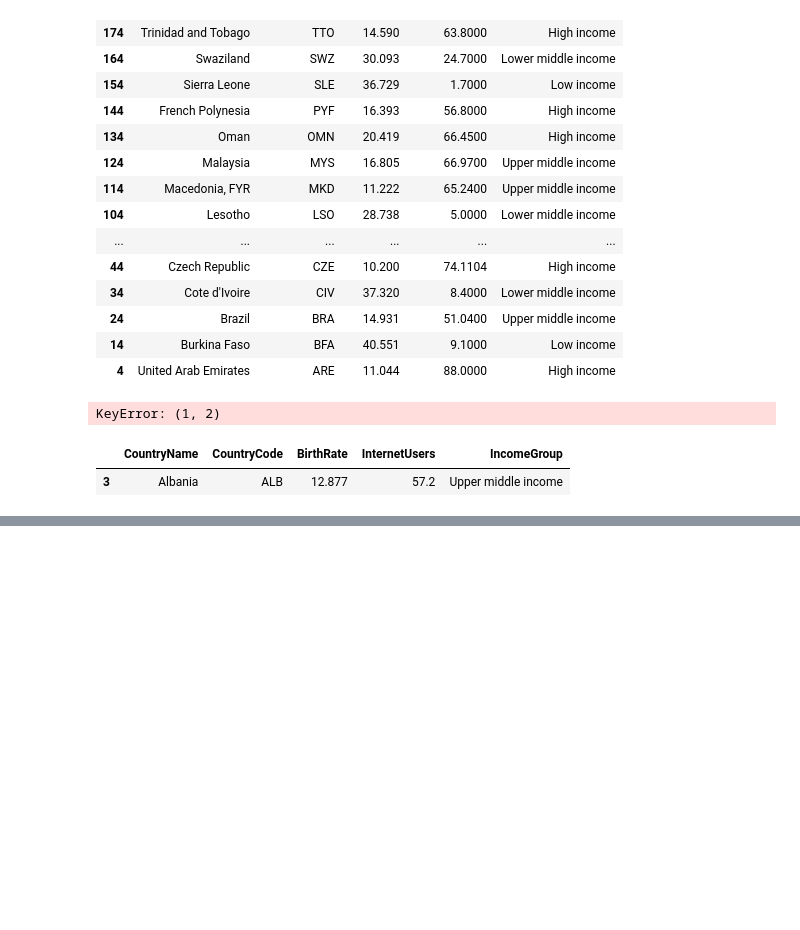
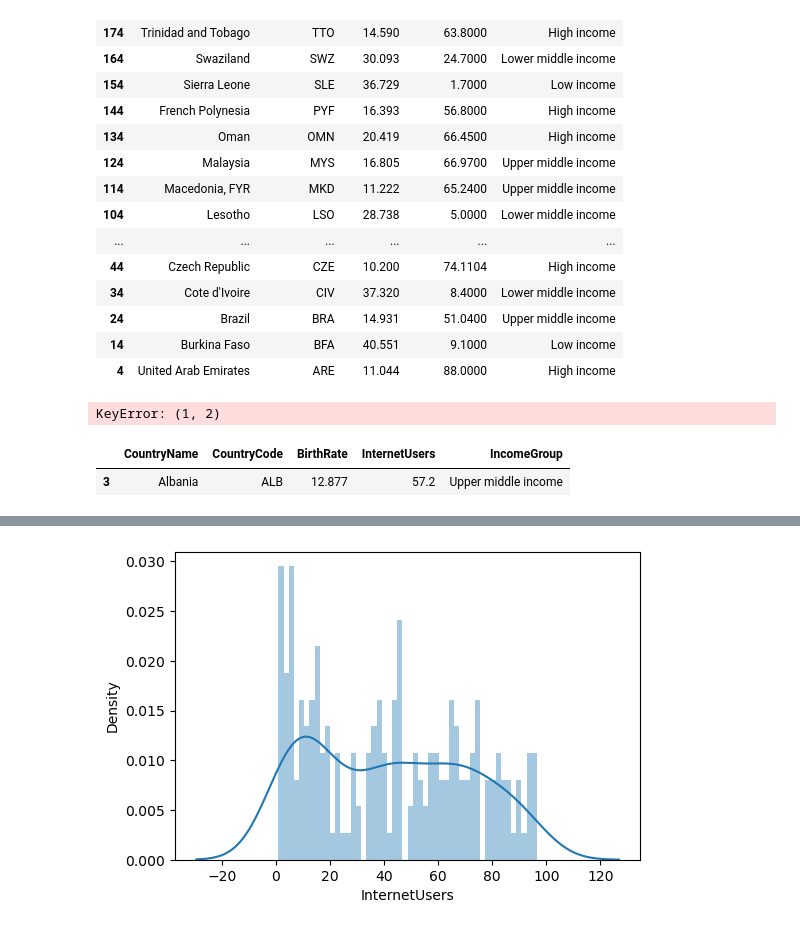
Before and after one commit to Ram2002-ai/DataScience_NareshIt, a Jupyter notebook: Python_libraries/Pandas.ipynb, the cells around one changed output, grey strips where cells are left out. Drawn from its saved outputs; the diff is of its cells as text; code cells hidden in the pictures; blank space fills up the shorter version.

```diff
--- a/Python_libraries/Pandas.ipynb
+++ b/Python_libraries/Pandas.ipynb
@@ -396,0 +636,6 @@ df[3:4]
+# %%
+plt.figure(figsize=(6,4))
+sns.distplot(df['InternetUsers'],bins=50)
+plt.show()
+# %% [output]
+[figure, added]
```
Also changed, not shown: parts of 46 cells of this notebook, 2 other files.
